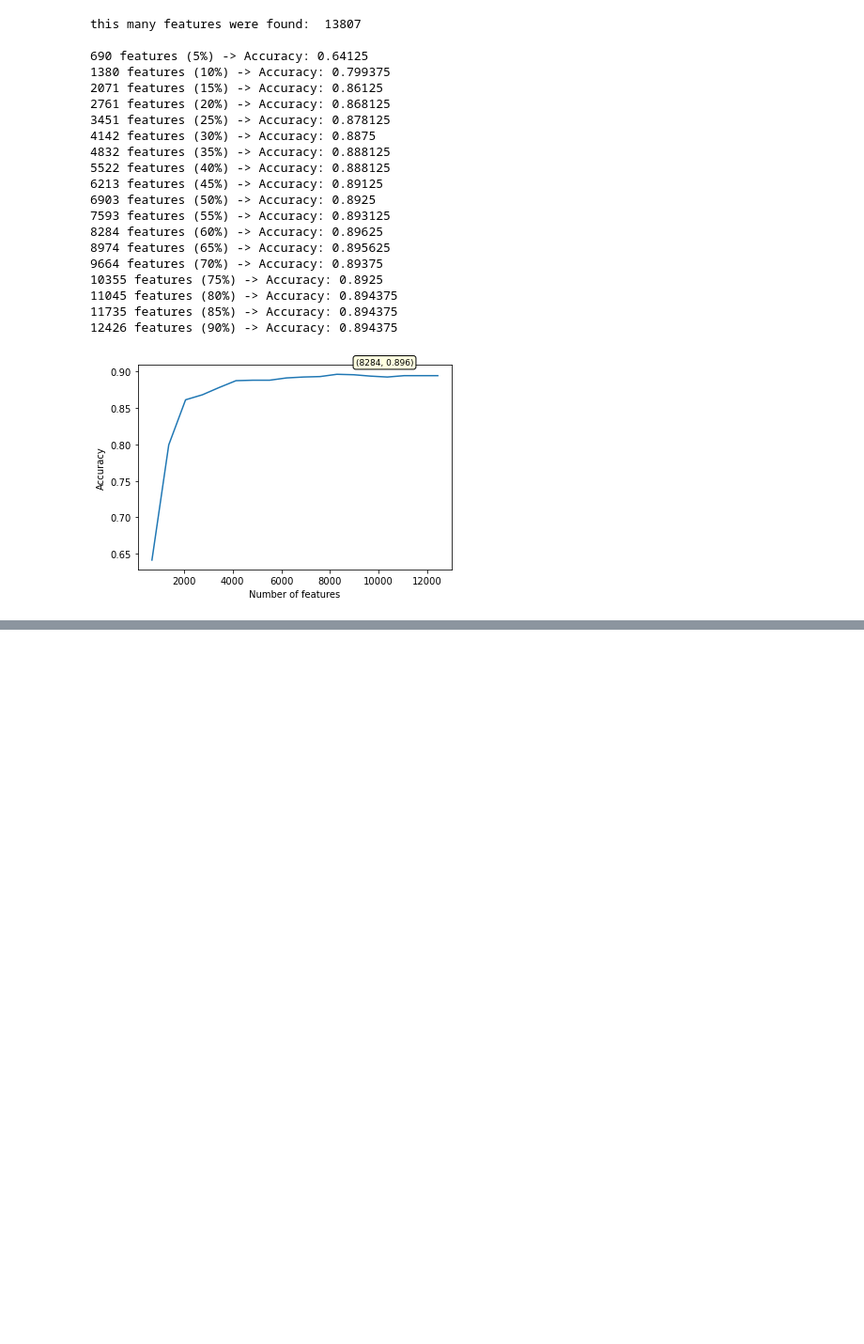
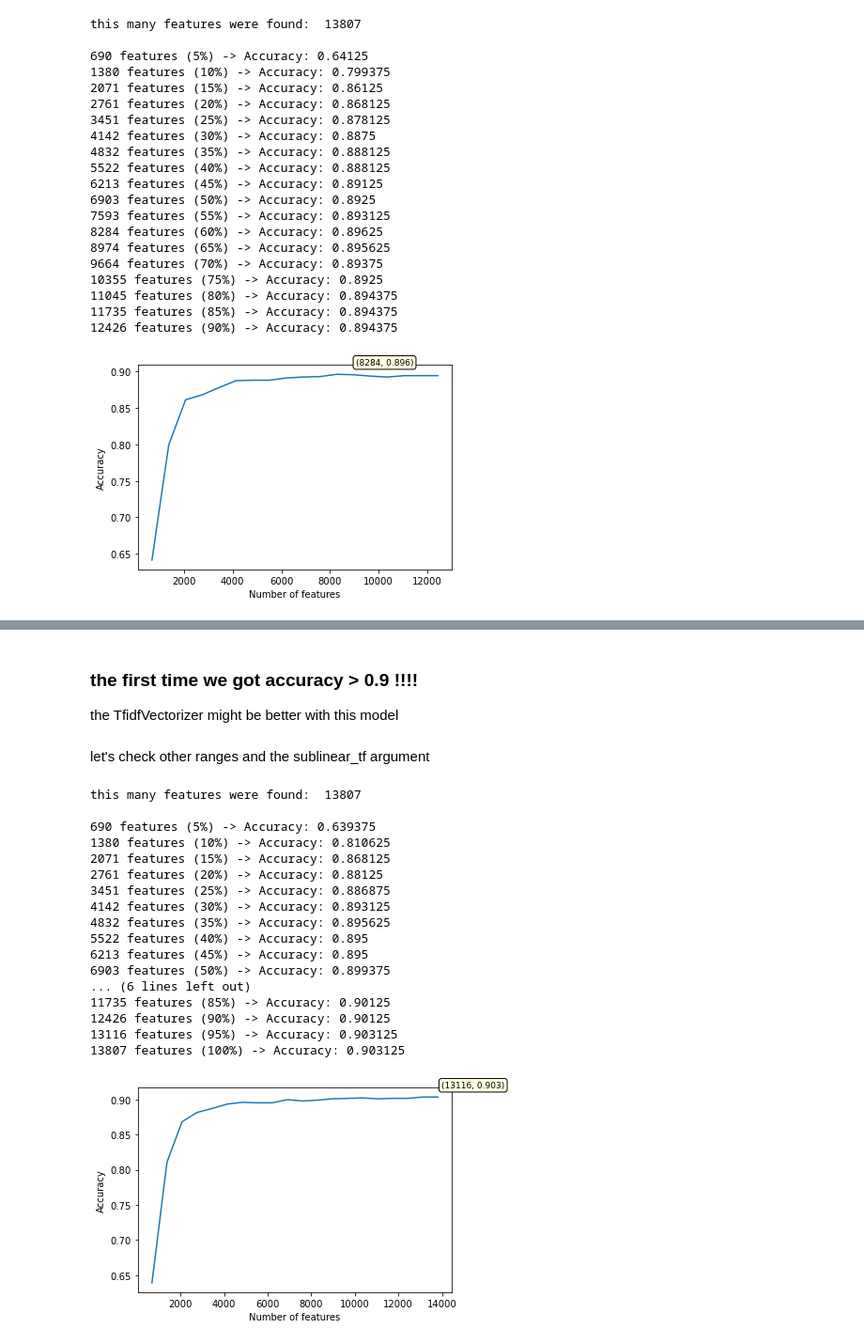
Before and after one commit to michalwietecki/text-emotion-classification, a Jupyter notebook: classification.ipynb, the cells around one changed output, grey strips where cells are left out. Shown: that part at 94% size. Cells and saved outputs as stored; diff of their text form; code cells hidden in the pictures; blank space fills up the shorter version.

```diff
--- a/classification.ipynb
+++ b/classification.ipynb
@@ -931,0 +970,27 @@ we can see that
+# %% [markdown]
+### the first time we got accuracy > 0.9 !!!!
+the TfidfVectorizer might be better with this model
+# %% [markdown]
+let's check other ranges and the sublinear_tf argument
+# %%
+[feature_number,accuracies] = vectorizer_ngram_stopwords(1,1, TfidfVectorizer,sub_tf=True, model = LinearSVC(dual='auto'))
+plot_features_vs_accuracy(feature_number, accuracies)
+# %% [output]
+this many features were found:  13807
+
+690 features (5%) -> Accuracy: 0.639375
+1380 features (10%) -> Accuracy: 0.810625
+2071 features (15%) -> Accuracy: 0.868125
+2761 features (20%) -> Accuracy: 0.88125
+3451 features (25%) -> Accuracy: 0.886875
+4142 features (30%) -> Accuracy: 0.893125
+4832 features (35%) -> Accuracy: 0.895625
+5522 features (40%) -> Accuracy: 0.895
+6213 features (45%) -> Accuracy: 0.895
+6903 features (50%) -> Accuracy: 0.899375
+... (6 lines left out)
+11735 features (85%) -> Accuracy: 0.90125
+12426 features (90%) -> Accuracy: 0.90125
+13116 features (95%) -> Accuracy: 0.903125
+13807 features (100%) -> Accuracy: 0.903125
+[figure, added]
```
Also changed, not shown: parts of 5 cells of this notebook.
